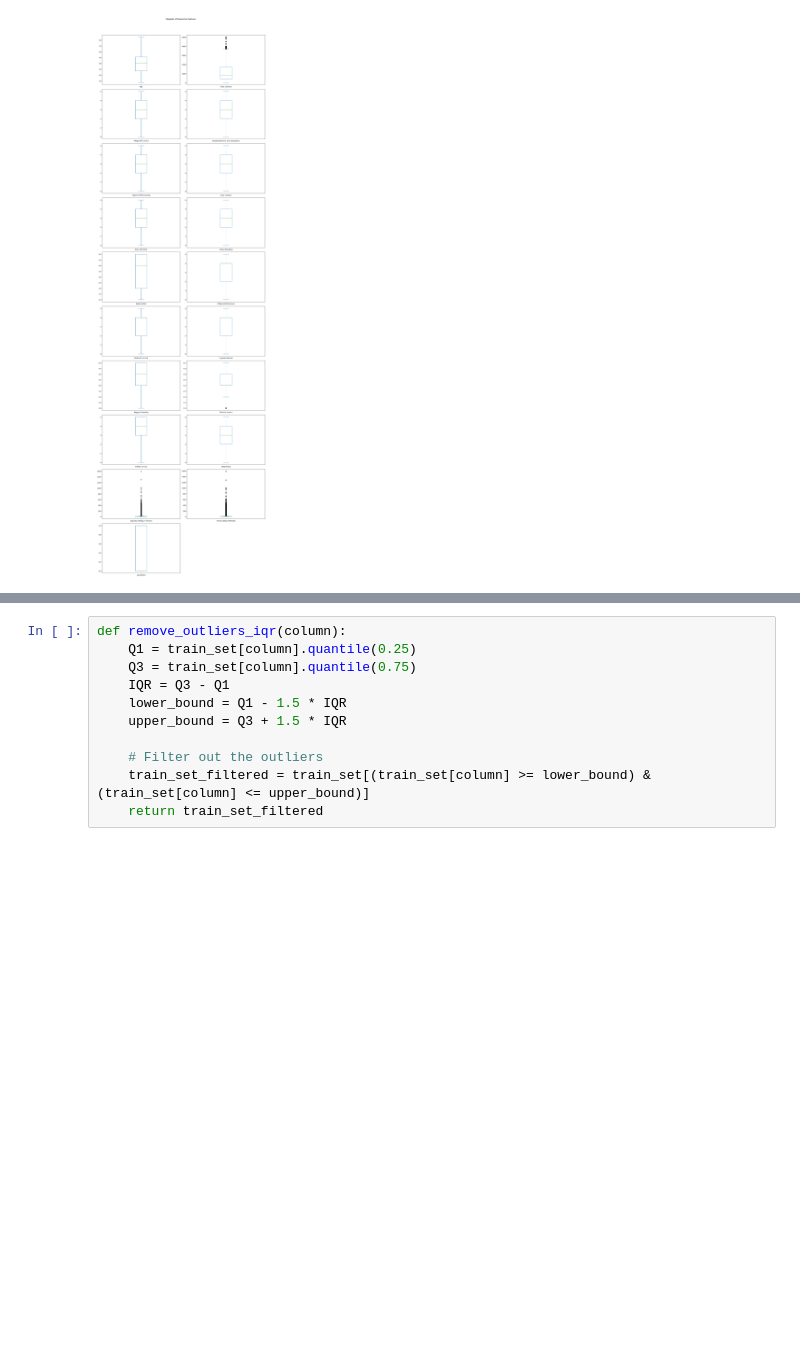
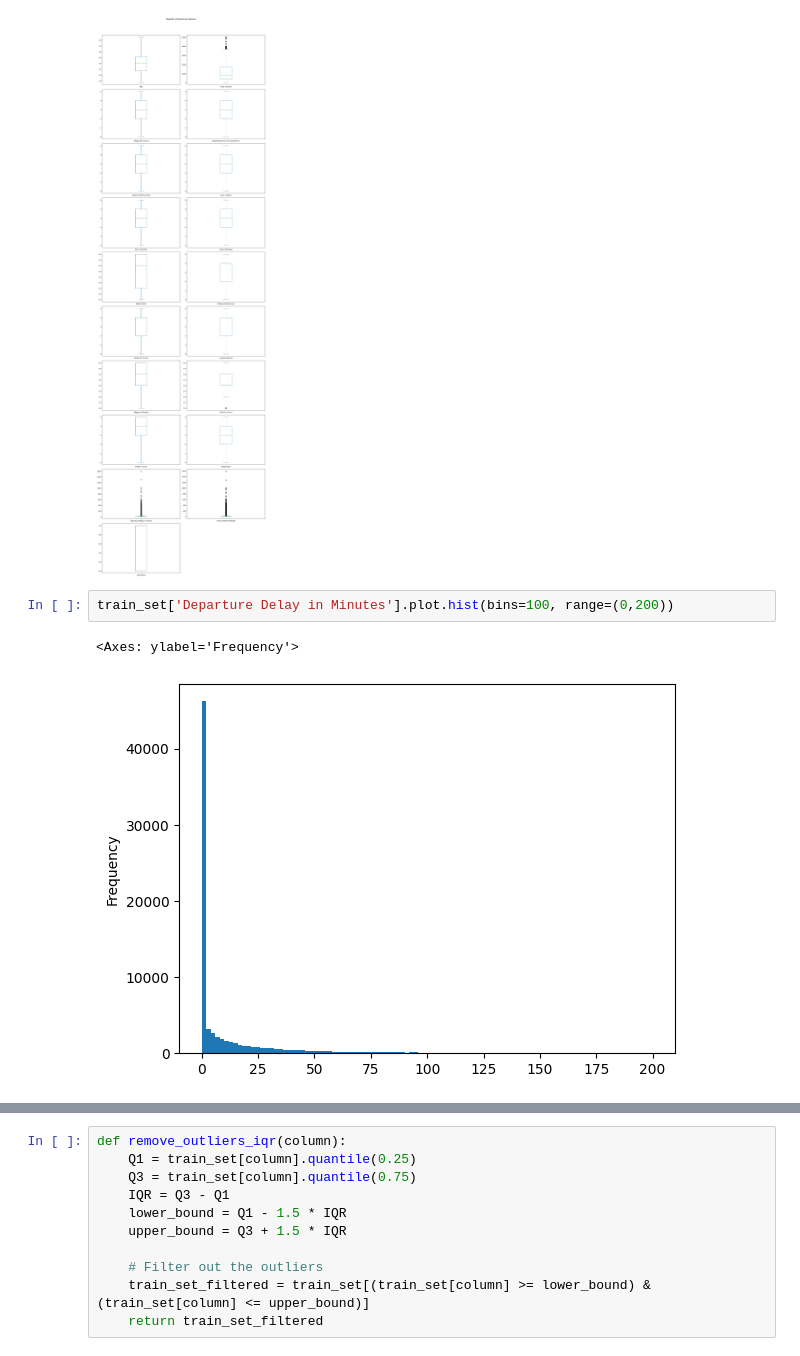
Before and after one commit to silvaronald/redes-neurais, a Jupyter notebook: pre_process.ipynb, the cells around one changed output, grey strips where cells are left out. Saved outputs shown, nothing was run; the diff lists cells and outputs as text; blank space fills up the shorter version.

```diff
--- a/pre_process.ipynb
+++ b/pre_process.ipynb
@@ -138,3 +144,8 @@ plt.tight_layout(rect=[0, 0, 1, 0.96])
 plt.show()
 # %% [output]
 [figure]
+# %%
+train_set['Departure Delay in Minutes'].plot.hist(bins=100, range=(0,200))
+# %% [output]
+<Axes: ylabel='Frequency'>
+[figure, added]
```
Also changed, not shown: parts of 53 cells of this notebook, 3 other files.
